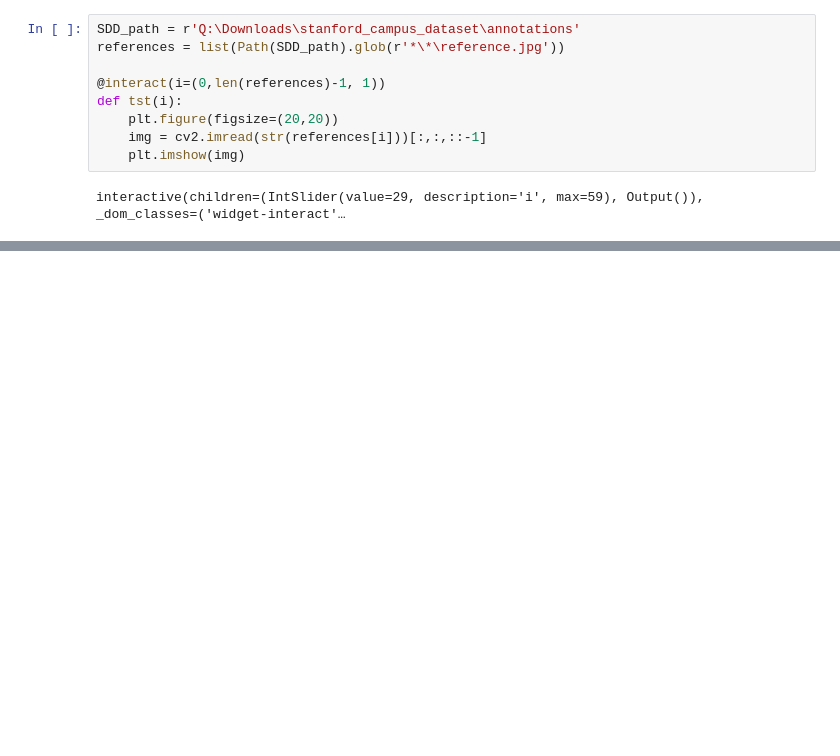
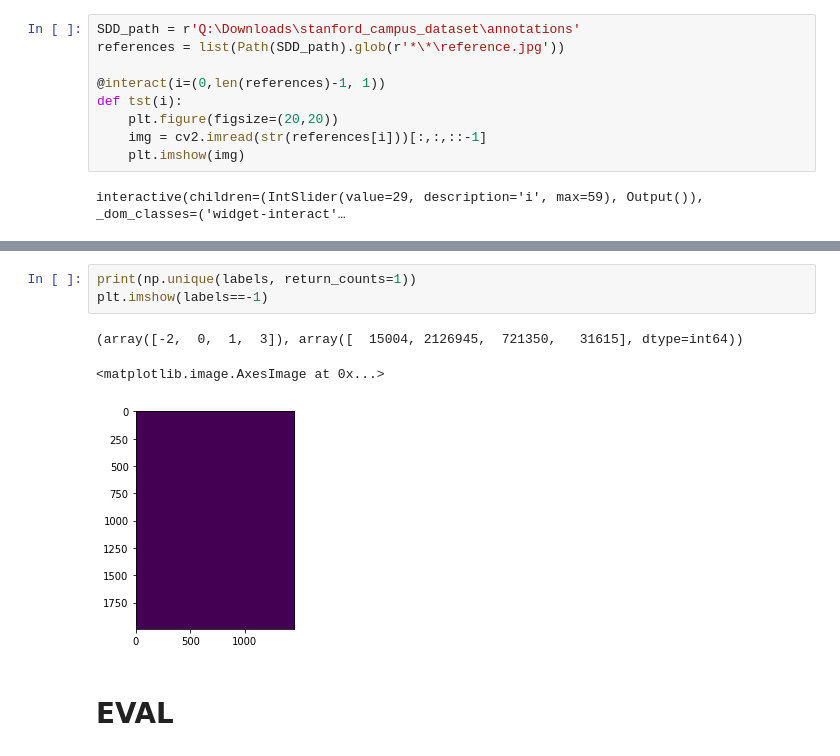
Before and after one commit to jedivova/StanfordDroneDataset-Segmentation, a Jupyter notebook: dataset parsing.ipynb, the cells around one changed output, grey strips where cells are left out. Drawn from its saved outputs; the diff is of its cells as text; blank space fills up the shorter version.

```diff
--- a/dataset parsing.ipynb
+++ b/dataset parsing.ipynb
@@ -187,0 +299,9 @@ False
+# %%
+print(np.unique(labels, return_counts=1))
+plt.imshow(labels==-1)
+# %% [output]
+(array([-2,  0,  1,  3]), array([  15004, 2126945,  721350,   31615], dtype=int64))
+<matplotlib.image.AxesImage at 0x...>
+[figure, added]
+# %% [markdown]
+# EVAL
```
Also changed, not shown: parts of 28 cells of this notebook, 35 other files.
